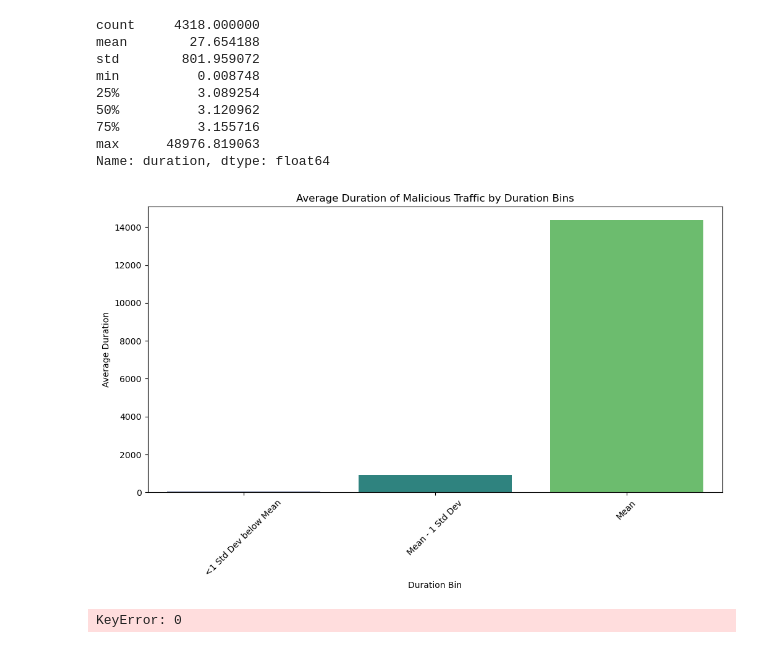
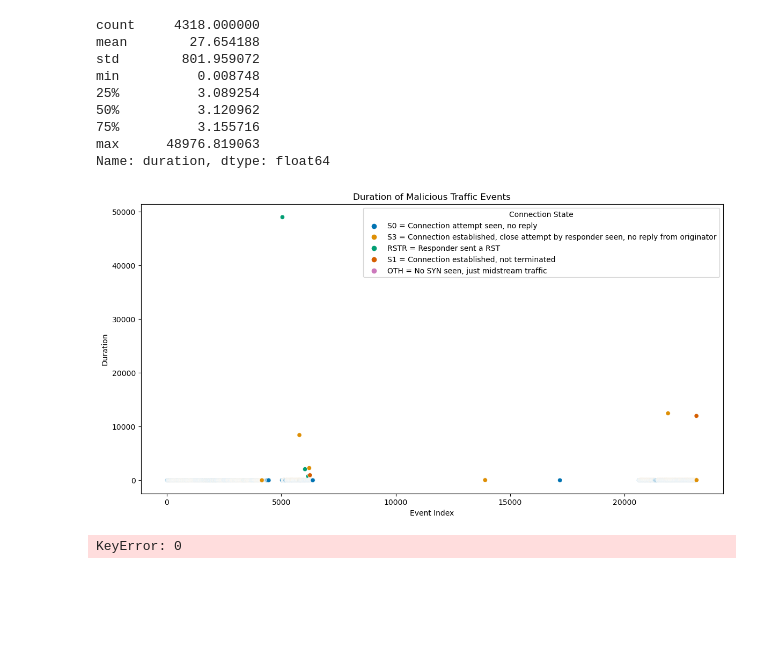
Before and after one commit to sdave777/Internet-of-Things_IDS_Data, a Jupyter notebook: Scratch.ipynb, the cells around one changed output. Cells and saved outputs as stored; diff of their text form; code cells hidden in the pictures; blank space fills up the shorter version.

Commit message:
Pretty clean scatter plot

```diff
--- a/Scratch.ipynb
+++ b/Scratch.ipynb
@@ -121,35 +121,41 @@ min          0.008748
 75%          3.155716
 max      48976.819063
 Name: duration, dtype: float64
-# %%
-std_dev = malicious_data['duration'].std()
-mean = malicious_data['duration'].mean()
-
-# Ensure the bin edges increase monotonically
-bin_edges = [0, mean - std_dev, mean, mean + std_dev, mean + 2 * std_dev, malicious_data['duration'].max() + 1]
-
-# Remove invalid edges
-bin_edges = [edge for edge in bin_edges if edge > 0]
-
-# Define bin labels
-bin_labels = ['<1 Std Dev below Mean', 'Mean - 1 Std Dev', 'Mean', 'Mean + 1 Std Dev', '>1 Std Dev above Mean']
-
-# Bin the duration data
-malicious_data['duration_bin'] = pd.cut(malicious_data['duration'], bins=bin_edges, labels=bin_labels[:len(bin_edges)-1])
-
-# Calculate the average duration for each bin
-avg_duration_per_bin = malicious_data.groupby('duration_bin')['duration'].mean().reset_index()
-
-# Plot the average duration for each bin
-plt.figure(figsize=(12, 6))
-sns.barplot(data=avg_duration_per_bin, x='duration_bin', y='duration', palette='viridis')
-plt.title('Average Duration of Malicious Traffic by Duration Bins')
-plt.xlabel('Duration Bin')
-plt.ylabel('Average Duration')
-plt.xticks(rotation=45)
-plt.show()
-# %% [output]
-[figure, removed]
+# %%
+malicious_data_copy = malicious_data.copy()
+malicious_data_copy.loc[:, 'event_index'] = malicious_data_copy.index
+
+# Create a column for the index to use as the x-axis
+malicious_data_copy = malicious_data.copy()
+malicious_data_copy.loc[:, 'event_index'] = malicious_data_copy.index
+
+# Plot the scatter plot for duration of each event
+plt.figure(figsize=(14, 7))
+scatter_plot = sns.scatterplot(data=malicious_data_copy, x='event_index', y='duration', hue='conn_state', palette='colorblind', legend='full')
+plt.title('Duration of Malicious Traffic Events')
+plt.xlabel('Event Index')
+plt.ylabel('Duration')
+
+legend_labels = {
+    'S0': 'S0 = Connection attempt seen, no reply',
+    'S3': 'S3 = Connection established, close attempt by responder seen, no reply from originator',
+    'RSTR': 'RSTR = Responder sent a RST',
+    'S1': 'S1 = Connection established, not terminated',
+    'OTH': 'OTH = No SYN seen, just midstream traffic'
+}
+
+# Get the current handles and labels
+handles, labels = scatter_plot.get_legend_handles_labels()
+
+# Replace the labels with the custom labels
+new_labels = [legend_labels.get(label, label) for label in labels]
+
+# Create the custom legend
+scatter_plot.legend(handles, new_labels, title='Connection State', loc='upper right')
+
+plt.show()
+# %% [output]
+[figure, added]
 # %%
 label = {'Malicious': 1,'Benign': 0}
 data.label = [label[item] for item in data.label]
```
Also changed, not shown: 1 other file.
